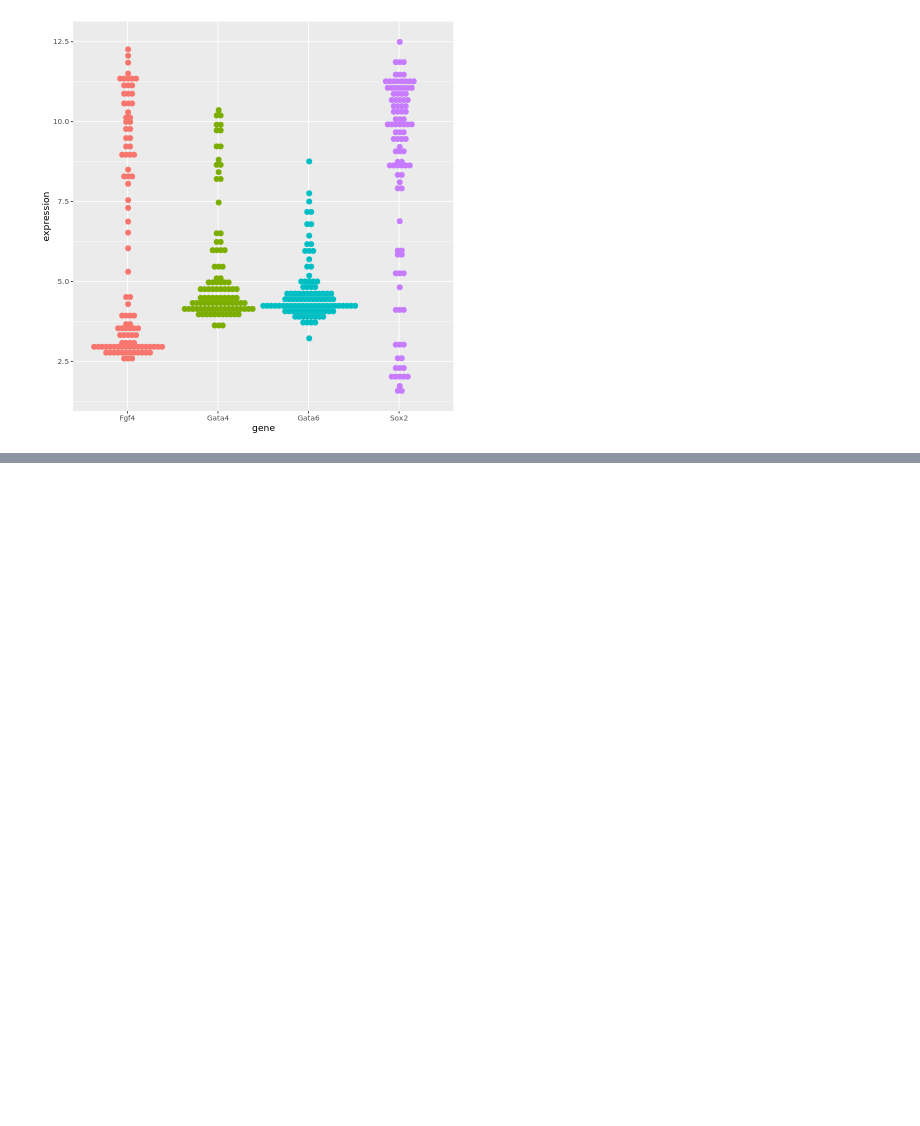
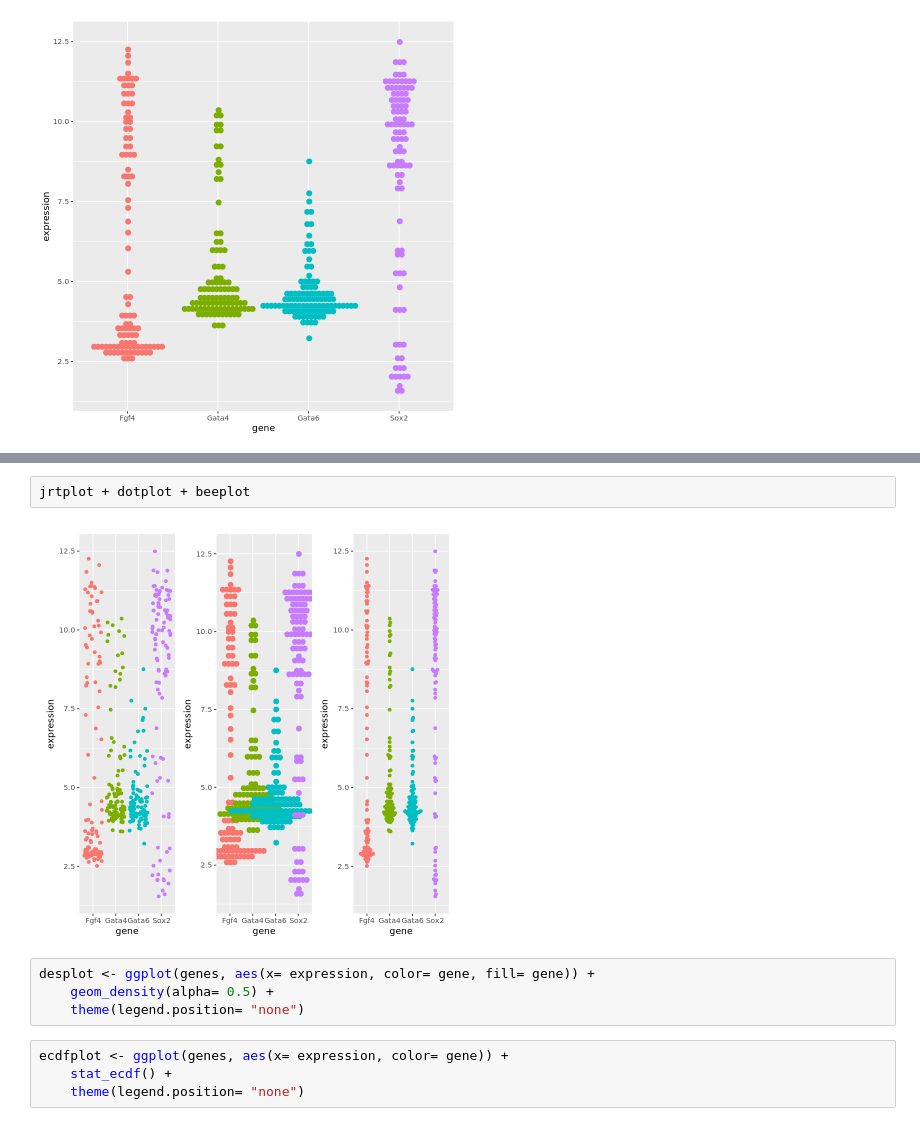
Before and after one commit to JShermanK1/binder_r_conda, a Jupyter notebook: Data_Club_ggplot2_tutorial.ipynb, the cells around one changed output, grey strips where cells are left out. Saved outputs shown, nothing was run; the diff lists cells and outputs as text; blank space fills up the shorter version.

```diff
--- a/Data_Club_ggplot2_tutorial.ipynb
+++ b/Data_Club_ggplot2_tutorial.ipynb
@@ -165,0 +183,12 @@ ERROR: Error in library("ggbeeswarm"): there is no package called ‘ggbeeswarm
+# %%
+jrtplot + dotplot + beeplot
+# %% [output]
+[figure, added]
+# %%
+desplot <- ggplot(genes, aes(x= expression, color= gene, fill= gene)) +
+    geom_density(alpha= 0.5) +
+    theme(legend.position= "none")
+# %%
+ecdfplot <- ggplot(genes, aes(x= expression, color= gene)) +
+    stat_ecdf() +
+    theme(legend.position= "none")
```
Also changed, not shown: parts of 9 cells of this notebook.
